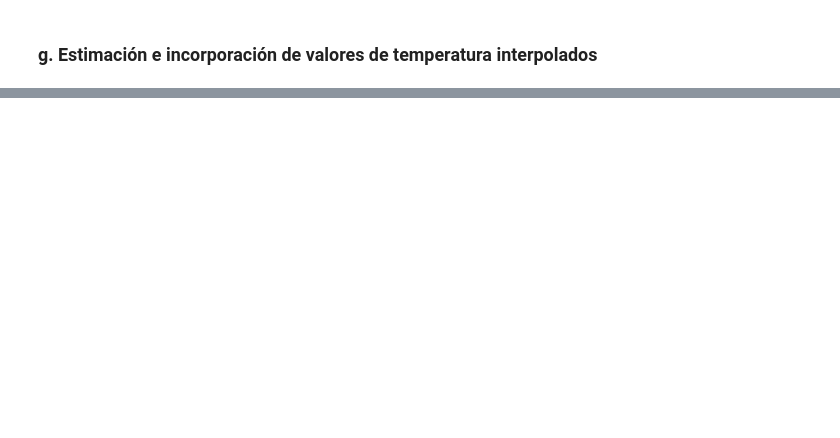
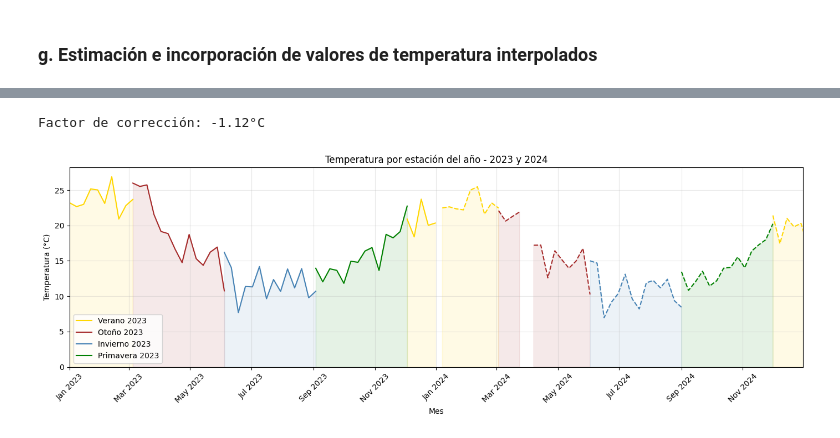
Before and after one commit to agustina-pereyracarrasco/Practico-2---Analisis-de-Datos---Manipulacion-de-tablas-y-series-de-tiempo, a Jupyter notebook: code.ipynb, the cells around one changed output, grey strips where cells are left out. Drawn from its saved outputs; the diff is of its cells as text; code cells hidden in the pictures; blank space fills up the shorter version.

```diff
--- a/code.ipynb
+++ b/code.ipynb
@@ -451,0 +595,74 @@ memory usage: 500.7 KB
+# %%
+# Promedio diario de todas las estaciones
+df_diario = df_concatenado.groupby('fecha')['TempAire'].mean().resample('D').mean()
+
+df_2023_diario = df_diario['2023']
+df_2024_diario = df_diario['2024']
+
+# Calcular factor de corrección (diferencia promedio en meses que se superponen)
+meses_comunes = df_2024_diario.index.month.unique()  # enero, febrero, marzo
+mask_2023 = df_2023_diario.index.month.isin(meses_comunes)
+mask_2024 = df_2024_diario.index.month.isin(meses_comunes)
+
+factor = df_2024_diario[mask_2024].mean() - df_2023_diario[mask_2023].mean()
+print(f"Factor de corrección: {factor:.2f}°C")
+
+# Tomar abril-diciembre 2023 y aplicar el factor
+df_2023_resto = df_2023_diario[df_2023_diario.index.month > 3].copy()
+df_2024_estimado = df_2023_resto.copy()
+df_2024_estimado.index = df_2024_estimado.index.map(lambda x: x.replace(year=2024))
+df_2024_estimado = df_2024_estimado + factor
+
+# Unir datos reales de 2024 con estimados
+df_2024_completo = pd.concat([df_2024_diario, df_2024_estimado])
+
+# Agregar columna de estación
+def estacion(fecha):
+    mes = fecha.month
+    if mes in [12, 1, 2]:
+        return 'Verano'
+    elif mes in [3, 4, 5]:
+        return 'Otoño'
+    elif mes in [6, 7, 8]:
+        return 'Invierno'
+    else:
+        return 'Primavera'
+
+df_2024_completo = df_2024_completo.to_frame(name='TempAire')
+df_2024_completo['estacion'] = df_2024_completo.index.map(estacion)
+
+# Unir 2023 completo con 2024 completo (real + estimado)
+df_2023_diario = df_diario['2023'].to_frame(name='TempAire')
+df_2024_completo = pd.concat([df_2024_diario, df_2024_estimado]).to_frame(name='TempAire')
+
+df_todo = pd.concat([df_2023_diario, df_2024_completo])
+df_todo['estacion'] = df_todo.index.map(estacion)
+
+# Graficar
+fig, ax = plt.subplots(figsize=(14, 5))
+
+for año, estilo in [('2023', '-'), ('2024', '--')]:
+    df_año = df_todo[df_todo.index.year == int(año)]
+    for est in ['Verano', 'Otoño', 'Invierno', 'Primavera']:
+        df_est = df_año[df_año['estacion'] == est]['TempAire'].resample('W').mean()
+        ax.plot(df_est.index, df_est.values,
+                color=colores[est], linewidth=1.5,
+                linestyle=estilo,
+                label=f'{est} {año}' if año == '2023' else '_nolegend_')
+        ax.fill_between(df_est.index, df_est.values, alpha=0.1, color=colores[est])
+
+ax.xaxis.set_major_locator(mdates.MonthLocator(interval=2))
+ax.xaxis.set_major_formatter(mdates.DateFormatter('%b %Y'))
+ax.tick_params(axis='x', rotation=45)
+ax.set_xlim(pd.Timestamp('2023-01-01'), pd.Timestamp('2024-12-31'))
+ax.set_title('Temperatura por estación del año - 2023 y 2024')
+ax.set_xlabel('Mes')
+ax.set_ylabel('Temperatura (°C)')
+ax.legend()
+ax.grid(True, alpha=0.3)
+plt.tight_layout()
+ax.set_ylim(0, None)
+plt.show()
+# %% [output]
+Factor de corrección: -1.12°C
+[figure, added]
```
Also changed, not shown: parts of 7 cells of this notebook.
